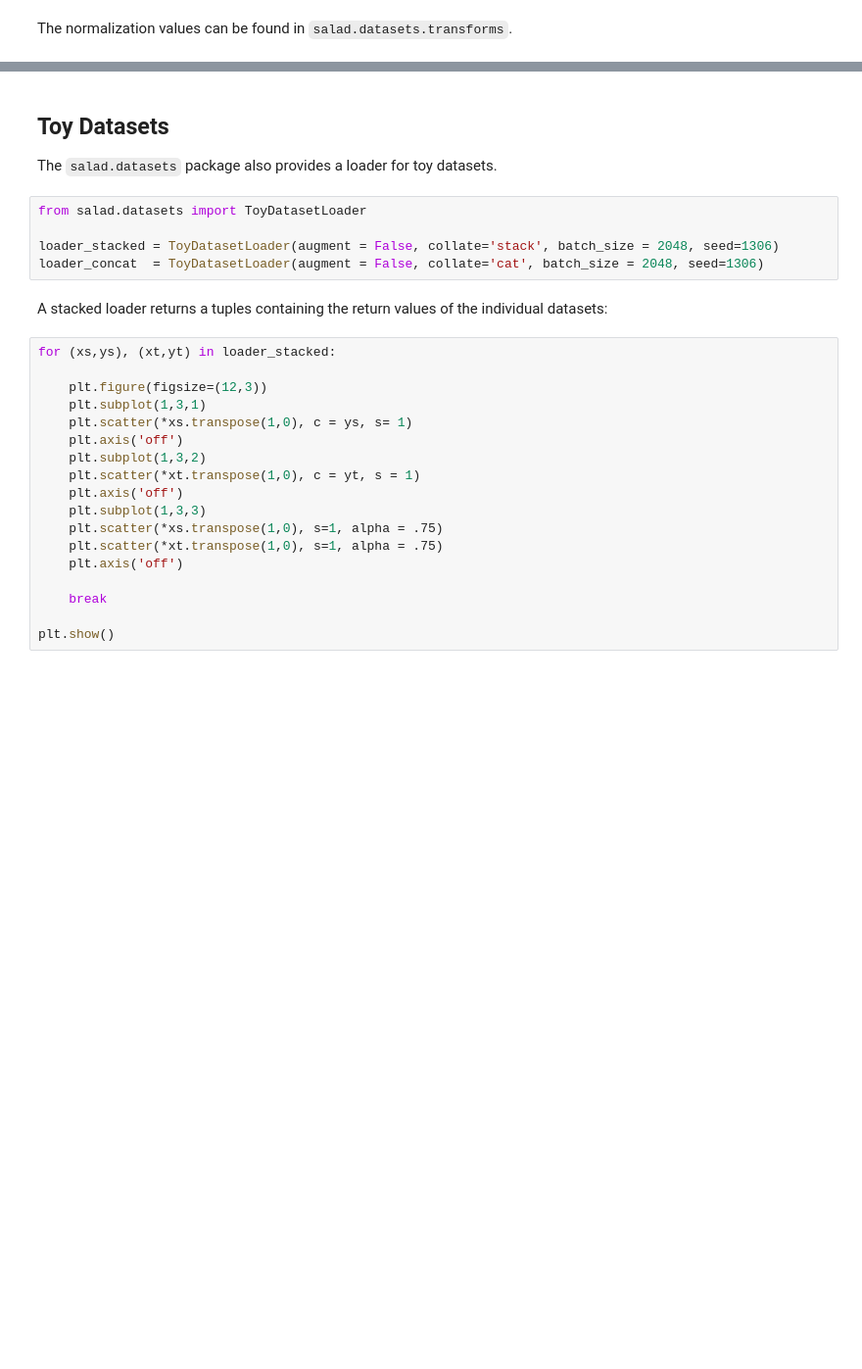
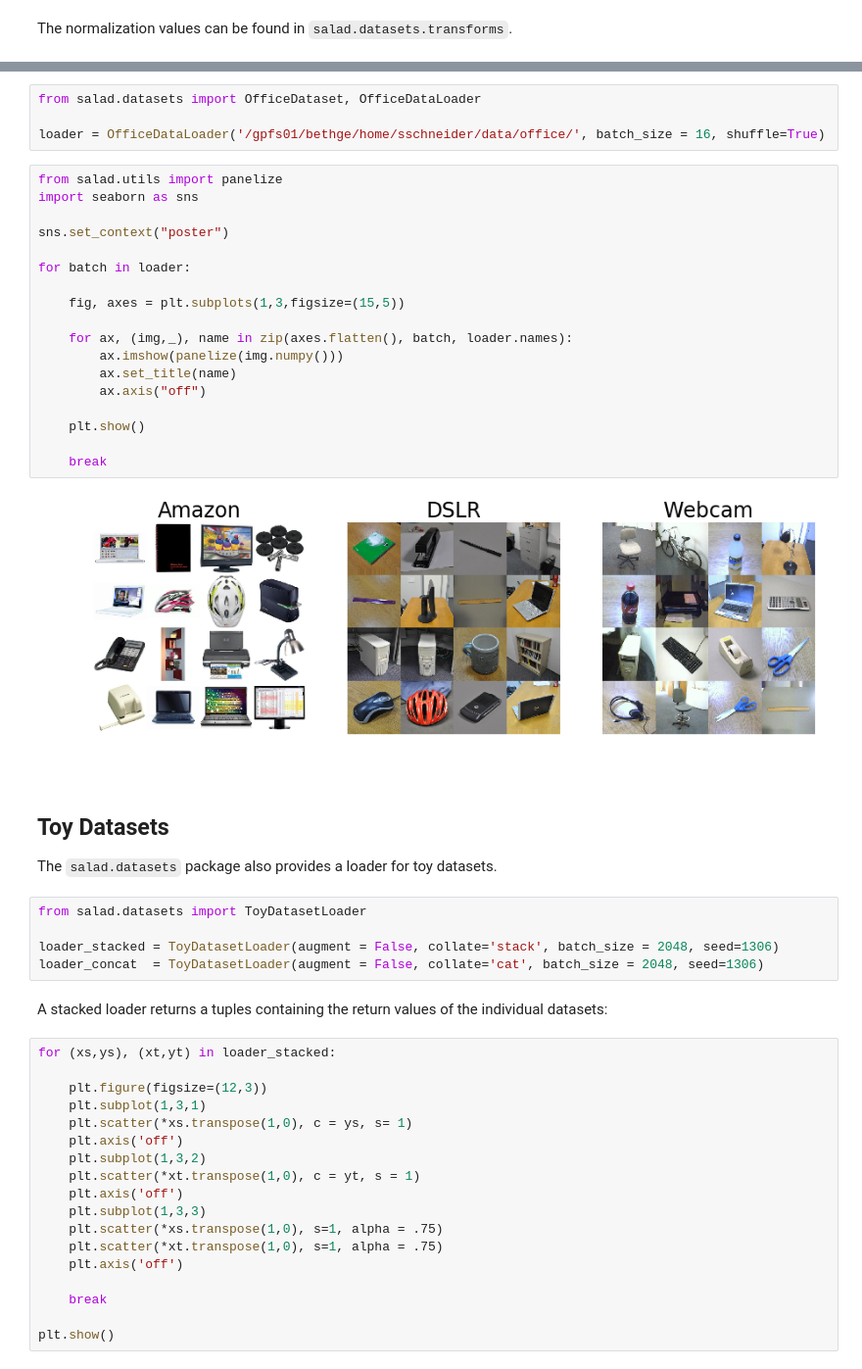
Before and after one commit to domainadaptation/salad, a Jupyter notebook: demos/salad.datasets.ipynb, the cells around one changed output, grey strips where cells are left out. Shown at 98% size. Cells and saved outputs as stored; diff of their text form; blank space fills up the shorter version.

```diff
--- a/demos/salad.datasets.ipynb
+++ b/demos/salad.datasets.ipynb
@@ -121,3 +136,27 @@ The normalization values can be found in ``salad.datasets.transforms``.
+# %%
+from salad.datasets import OfficeDataset, OfficeDataLoader
+
+loader = OfficeDataLoader('/gpfs01/bethge/home/sschneider/data/office/', batch_size = 16, shuffle=True)
+# %%
+from salad.utils import panelize
+import seaborn as sns
+
+sns.set_context("poster")
+
+for batch in loader:
+
+    fig, axes = plt.subplots(1,3,figsize=(15,5))
+
+    for ax, (img,_), name in zip(axes.flatten(), batch, loader.names):
+        ax.imshow(panelize(img.numpy()))
+        ax.set_title(name)
+        ax.axis("off")
+
+    plt.show()
+
+    break
+# %% [output]
+[figure, added]
 # %% [markdown]
 ## Toy Datasets
 
```
Also changed, not shown: parts of 10 cells of this notebook, 9 other files.
